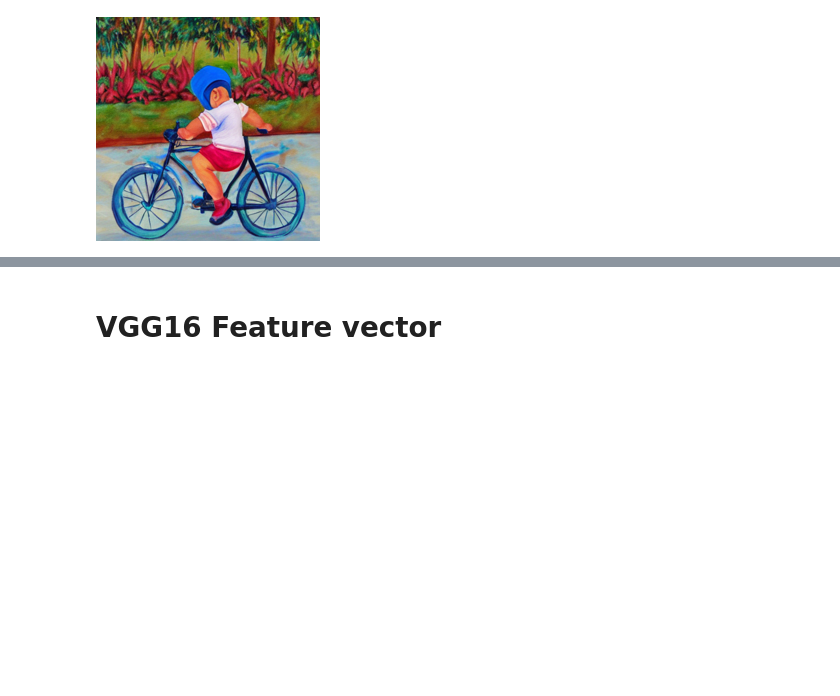
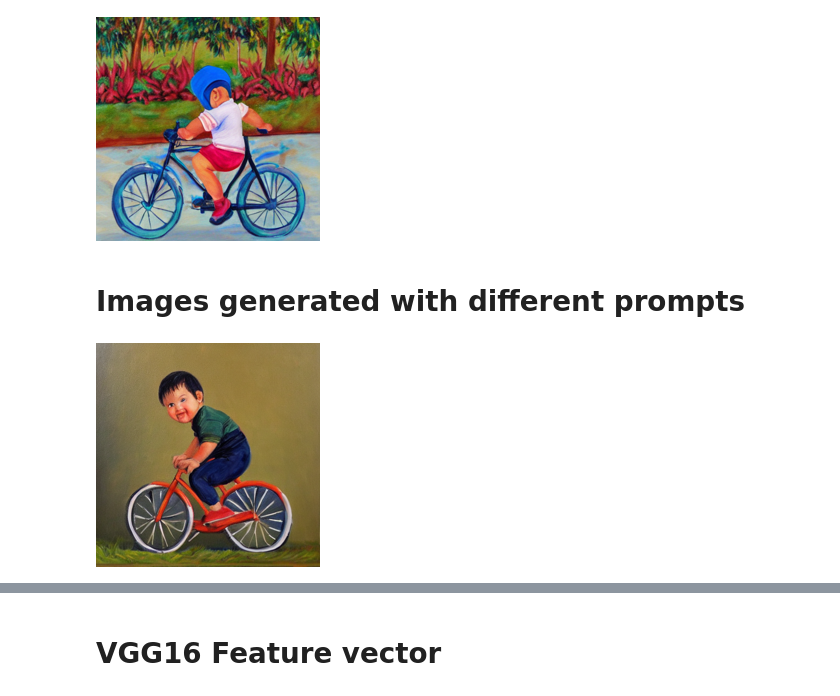
Before and after one commit to sahanakowshik/Visually-Perspective-Similarity-Metric-for-T2I-Models, a Jupyter notebook: stable_diffusion.ipynb, the cells around one changed output, grey strips where cells are left out. Cells and saved outputs as stored; diff of their text form; code cells hidden in the pictures; blank space fills up the shorter version.

```diff
--- a/stable_diffusion.ipynb
+++ b/stable_diffusion.ipynb
@@ -89,3 +89,11 @@ diff_img1
 diff_img2
 # %% [output]
 [figure]
+# %% [markdown]
+# Images generated with different prompts
+# %%
+comp_diff_img1, comp_diff_img2, comp_diff_np_img1, comp_diff_np_img2 = get_images("A painting of a baby riding a bike", "A pink horse on the sea")
+# %%
+comp_diff_img1
+# %% [output]
+[figure, added]
```
Also changed, not shown: parts of 11 cells of this notebook.
